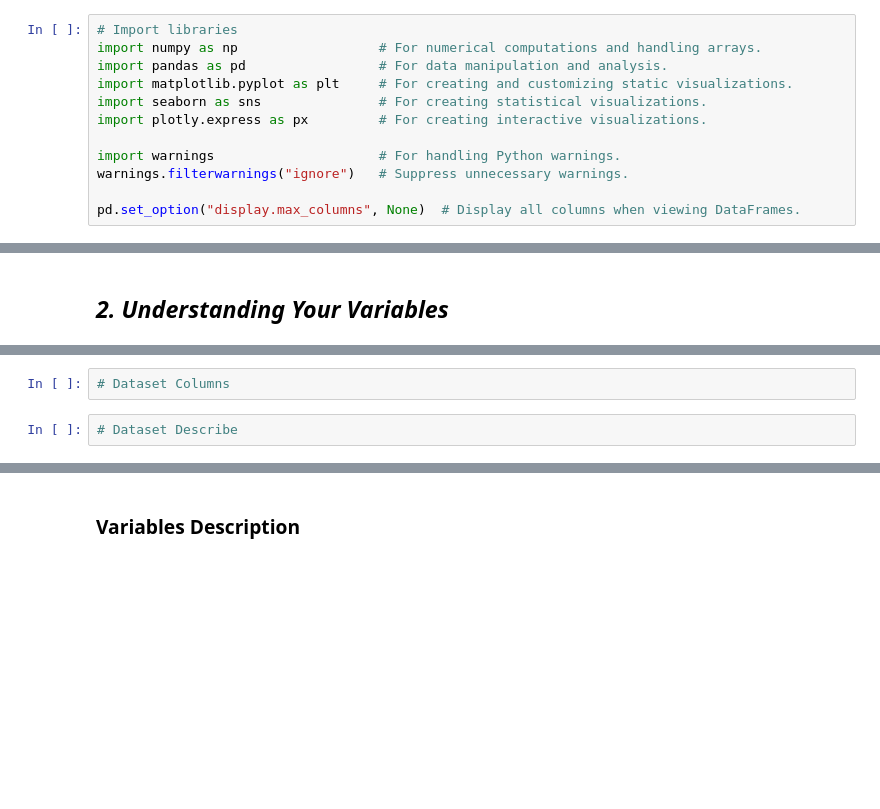
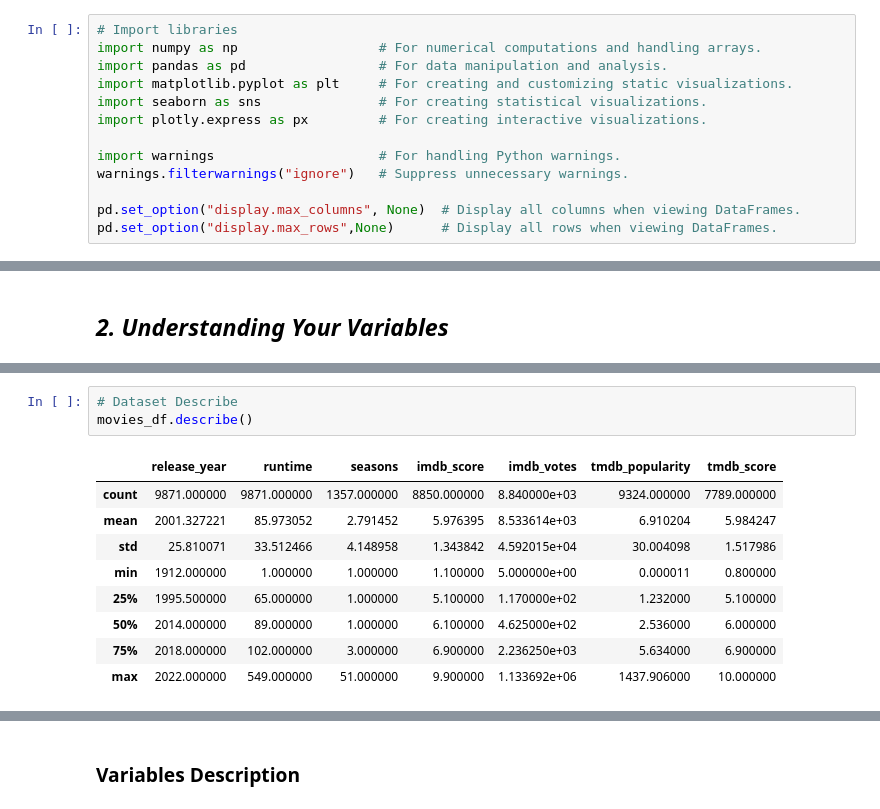
Before and after one commit to Ankush432-cloud/Amazon_Prime_TV_Shows_and_Movies_EDA_Project, a Jupyter notebook: Amazon_Prime_TV_Shows_and_Movies_EDA.ipynb, the cells around one changed output, grey strips where cells are left out. Saved outputs shown, nothing was run; the diff lists cells and outputs as text; blank space fills up the shorter version.

Commit message:
understand the all variable and its data

```diff
--- a/Amazon_Prime_TV_Shows_and_Movies_EDA.ipynb
+++ b/Amazon_Prime_TV_Shows_and_Movies_EDA.ipynb
@@ -74,6 +74,7 @@ import warnings                     # For handling Python warnings.
 warnings.filterwarnings("ignore")   # Suppress unnecessary warnings.
 
 pd.set_option("display.max_columns", None)  # Display all columns when viewing DataFrames.
+pd.set_option("display.max_rows",None)      # Display all rows when viewing DataFrames.
 # %% [markdown]
 ### Dataset Loading
 # %%
@@ -238,4 +259,13 @@ plt.show()
 # %%
-# Dataset Columns
+# Dataset Describe
+movies_df.describe()
+# %% [output]
+|  | release_year | runtime | seasons | imdb_score | imdb_votes | tmdb_popularity | tmdb_score |
+| count | 9871.000000 | 9871.000000 | 1357.000000 | 8850.000000 | 8.840000e+03 | 9324.000000 | 7789.000000 |
+| mean | 2001.327221 | 85.973052 | 2.791452 | 5.976395 | 8.533614e+03 | 6.910204 | 5.984247 |
+| std | 25.810071 | 33.512466 | 4.148958 | 1.343842 | 4.592015e+04 | 30.004098 | 1.517986 |
+| min | 1912.000000 | 1.000000 | 1.000000 | 1.100000 | 5.000000e+00 | 0.000011 | 0.800000 |
+| 25% | 1995.500000 | 65.000000 | 1.000000 | 5.100000 | 1.170000e+02 | 1.232000 | 5.100000 |
+| 50% | 2014.000000 | 89.000000 | 1.000000 | 6.100000 | 4.625000e+02 | 2.536000 | 6.000000 |
+| 75% | 2018.000000 | 102.000000 | 3.000000 | 6.900000 | 2.236250e+03 | 5.634000 | 6.900000 |
+| max | 2022.000000 | 549.000000 | 51.000000 | 9.900000 | 1.133692e+06 | 1437.906000 | 10.000000 |
-# %%
-# Dataset Describe
```
Also changed, not shown: parts of 24 cells of this notebook.
